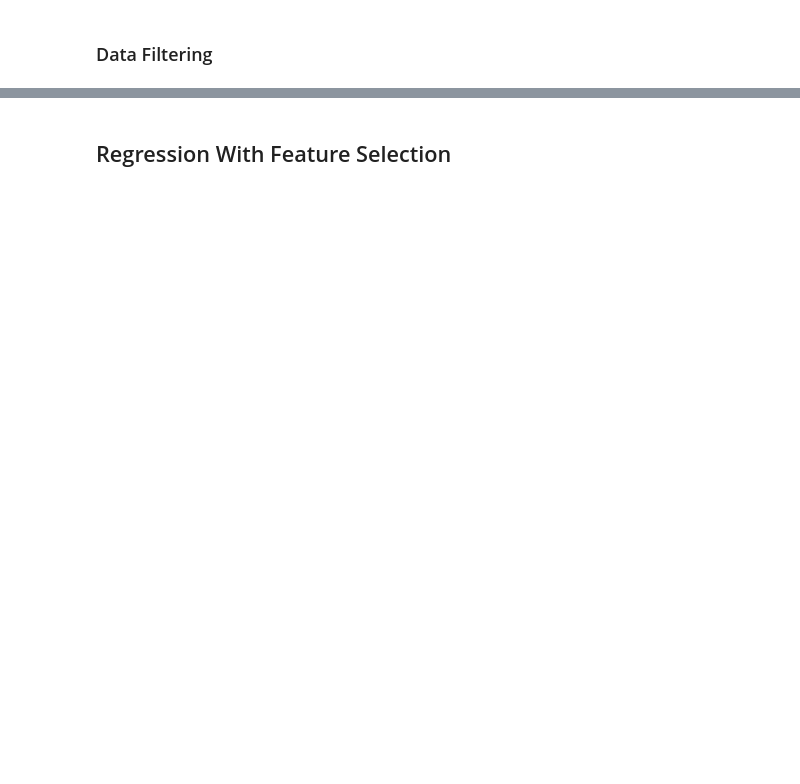
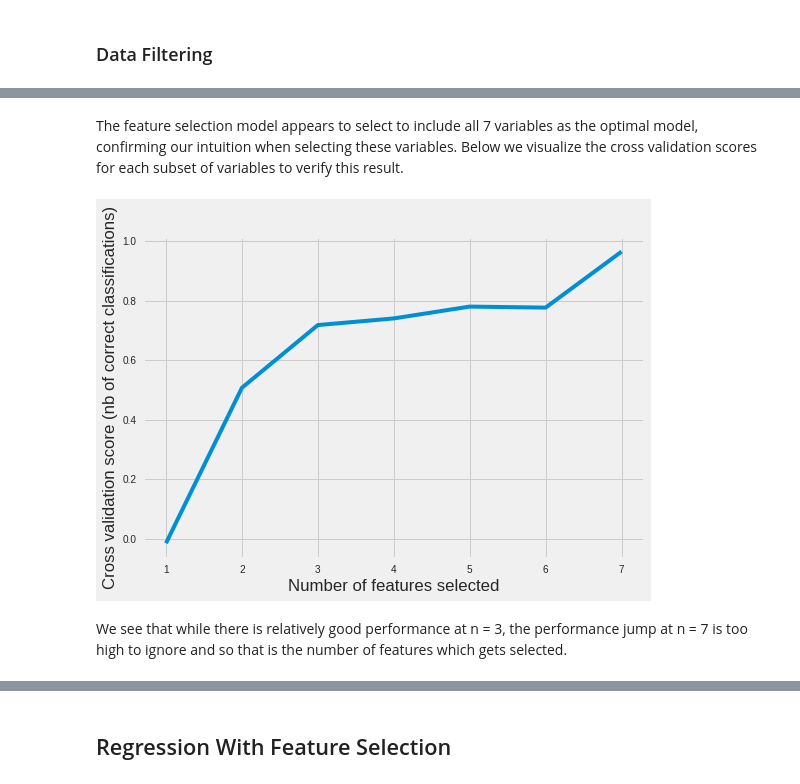
Before and after one commit to chanthony/IndiaAgriculture, a Jupyter notebook: Agriculture.ipynb, the cells around one changed output, grey strips where cells are left out. Saved outputs shown, nothing was run; the diff lists cells and outputs as text; code cells hidden in the pictures; blank space fills up the shorter version.

```diff
--- a/Agriculture.ipynb
+++ b/Agriculture.ipynb
@@ -49,3 +54,13 @@ import matplotlib.pyplot as plt
+# %%
+# Data Vis
+import matplotlib.pyplot as plt
+import seaborn as sns
+import warnings
+warnings.filterwarnings('ignore')
+%matplotlib inline
+sns.set(style='white', context='notebook', palette='deep')
+import matplotlib.style as style
+style.use('fivethirtyeight')
 # %% [markdown]
 # DELETE THIS NEXT PART
 Importing the files from google drive will not be necessary when submitting the file
@@ -350,13 +338,10 @@ memory usage: 293.5+ KB
 # %%
 fs = feature_selection.SelectKBest(k = 4)
 
-df_test = df_test.dropna(axis = 0, how = 'any')
-
-df_y = df_test['cereal production, tons']
-df_x = df_test.drop('cereal production, tons', axis = 1)
-print(list(df_x.columns.values))
+df_y = df['cereal production']
+df_x = df.drop('cereal production', axis = 1)
 
 fs.fit(df_x, df_y)
-print(fs.get_support())
-print(np.array(df_x.columns.values)[np.array(fs.get_support())])
+selected = np.array(df_x.columns.values)[np.array(fs.get_support())]
+print(selected)
 # %% [output]
@@ -403,0 +370,12 @@ train.head()
+# %% [markdown]
+The feature selection model appears to select to include all 7 variables as the optimal model, confirming our intuition when selecting these variables. Below we visualize the cross validation scores for each subset of variables to verify this result.
+# %%
+plt.figure()
+plt.xlabel("Number of features selected")
+plt.ylabel("Cross validation score (nb of correct classifications)")
+plt.plot(range(1, len(rfe.grid_scores_) + 1), rfe.grid_scores_)
+plt.show()
+# %% [output]
+[figure, added]
+# %% [markdown]
+We see that while there is relatively good performance at n = 3, the performance jump at n = 7 is too high to ignore and so that is the number of features which gets selected.
```
Also changed, not shown: parts of 69 cells of this notebook.
